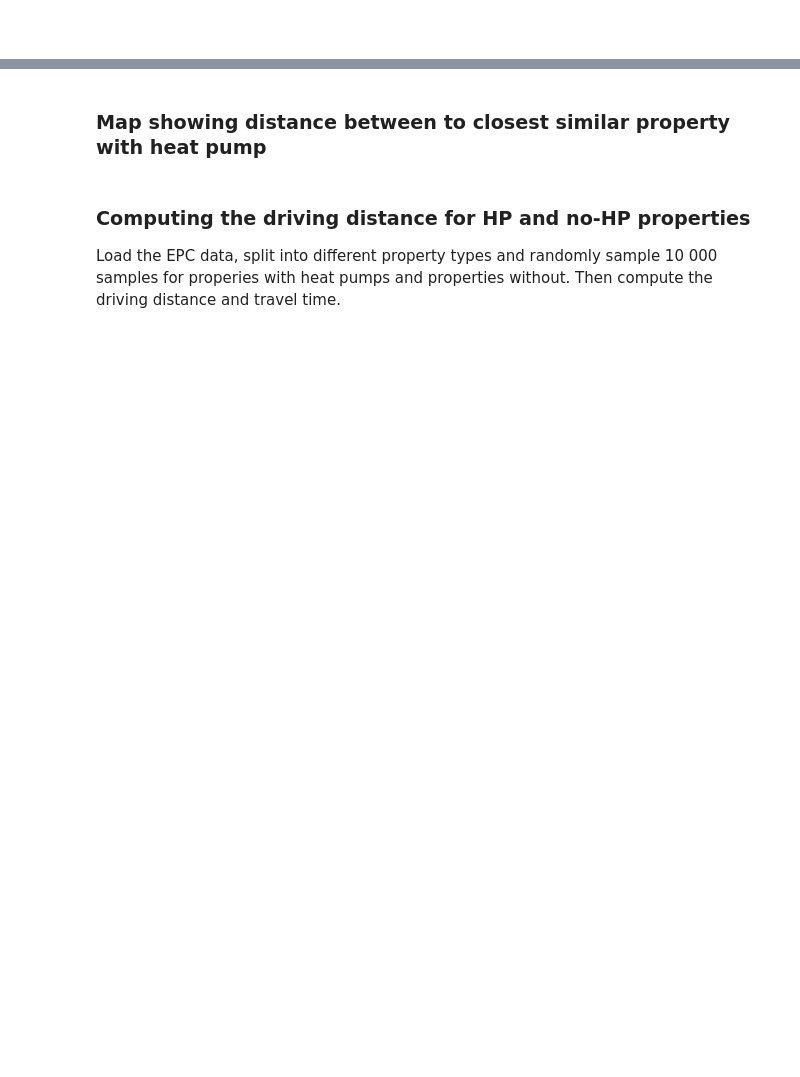
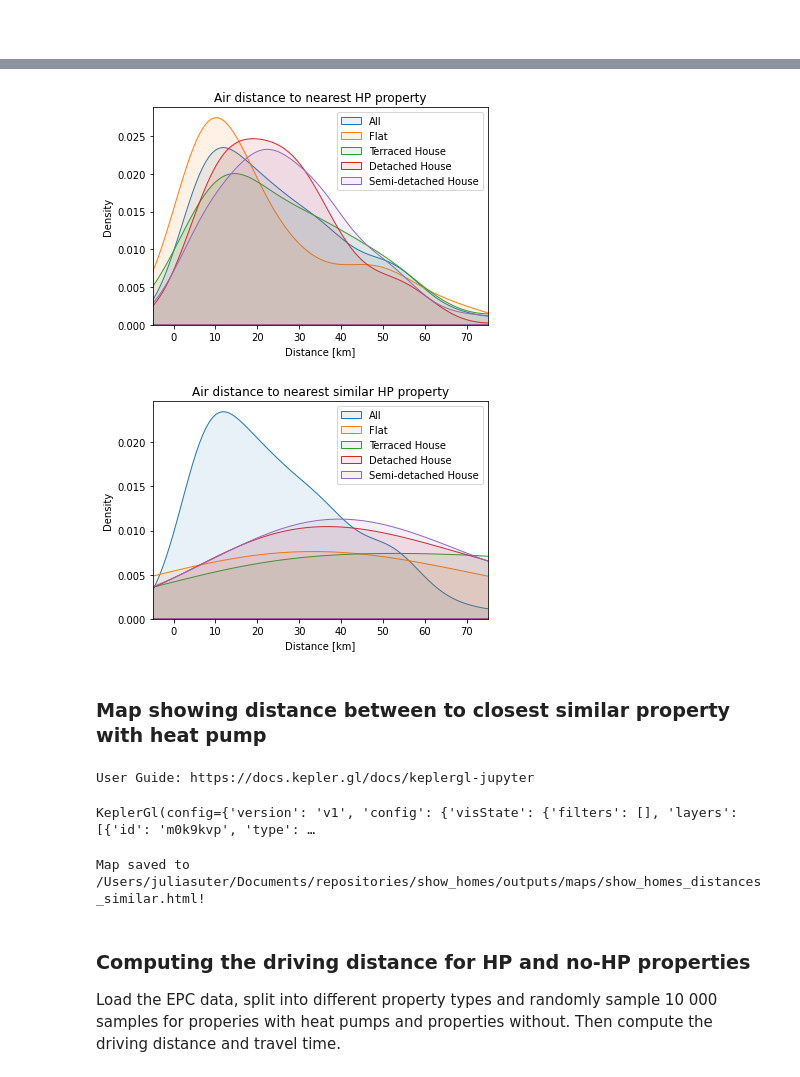
Before and after one commit to nestauk/show_homes, a Jupyter notebook: show_homes/analysis/Show_Homes_Speed_Testing_Results.ipynb, the cells around one changed output, grey strips where cells are left out. Saved outputs shown, nothing was run; the diff lists cells and outputs as text; code cells hidden in the pictures; blank space fills up the shorter version.

```diff
--- a/show_homes/analysis/Show_Homes_Speed_Testing_Results.ipynb
+++ b/show_homes/analysis/Show_Homes_Speed_Testing_Results.ipynb
@@ -45,5 +46,5 @@ DIST_FILE_NEW = PROJECT_DIR / 'outputs/data/distances_and_durations_updated.csv'
 
 Show driving distances, air distances and travel times for potential show home network.
 # %%
-df = pd.read_csv(DIST_FILE)
+df = pd.read_csv(config.DIST_DUR_OUT_DATA_PATH / 'distances_and_durations.csv')
 df.head()
@@ -214,32 +264,35 @@ plt.show()
 # %%
 for label in cond_labels:
-    dist_matrix = np.load(OUTPUT_DATA_DIR / Path(label+'_any.npy'))
+    dist_matrix = np.load(config.DIST_MATRIX_OUT_DATA_PATH  / '{}_any.npy'.format(label))
     dist_matrix = np.min(dist_matrix, axis=1)
     sns.kdeplot(data=dist_matrix, fill=True, common_norm=False, alpha=0.1)
 plt.legend(cond_labels)
 plt.xlabel('Distance [km]')
 plt.title('Air distance to nearest HP property')
 plt.xlim(-5,75)
-plt.savefig(IMG_OUTPUT_PATH / 'Air distance to nearest HP property.png', dpi=300)
+plt.savefig(config.FIG_OUT_PATH  / 'Air distance to nearest HP property.png', dpi=300)
 plt.show()
 
 for label in cond_labels:
-    dist_matrix_similar = np.load(OUTPUT_DATA_DIR / Path(label+'_similar.npy'))
+    dist_matrix_similar = np.load(config.DIST_MATRIX_OUT_DATA_PATH / '{}_similar.npy'.format(label))
     dist_matrix_similar = np.min(dist_matrix_similar, axis=1)
     sns.kdeplot(data=dist_matrix_similar, fill=True, common_norm=False, alpha=0.1)
 
 plt.legend(cond_labels)
 plt.xlabel('Distance [km]')
 plt.title('Air distance to nearest similar HP property')
 plt.xlim(-5,75)
-plt.savefig(IMG_OUTPUT_PATH / 'Air distance to nearest similar HP property.png', dpi=300)
+plt.savefig(config.FIG_OUT_PATH  / 'Air distance to nearest similar HP property.png', dpi=300)
 plt.show()
+# %% [output]
+[figure, added]
+[figure, added]
 # %% [markdown]
 ### Map showing distance between to closest similar property with heat pump
 # %%
 
-with open(MAPS_CONFIG_FILE, "r") as infile:
-    config = yaml.load(infile.read(), Loader=yaml.FullLoader)
+with open(config.KEPLER_CONFIG_PATH / 'show_home_network_speed_testing.txt', "r") as infile:
+    kepler_config = yaml.load(infile.read(), Loader=yaml.FullLoader)
 
 flat_similar = flat_similar.round({'Distance':1, 'Duration':1})
 semi_detached_similar = semi_detached_similar.round({'Distance':1, 'Duration':1})
@@ -252,7 +305,7 @@ detached_similar.rename(columns={'Distance':'Distance [in km]'}, inplace=True)
 terraced_similar.rename(columns={'Distance':'Distance [in km]'}, inplace=True)
 
 
-distance = KeplerGl(height=500, config=config)
+distance = KeplerGl(height=500, config=kepler_config)
 
 distance.add_data(
     data=flat_similar[["Latitude 1", "Longitude 1", "Latitude 2", "Longitude 2", 'Distance [in km]', 'Duration']], name="Flat")
@@ -266,15 +319,21 @@ distance.add_data(
 distance.add_data(
     data=terraced_similar[["Latitude 1", "Longitude 1", "Latitude 2", "Longitude 2", 'Distance [in km]', 'Duration']], name="Terraced House")
 
+# Too much data to load for one map
 #distance.add_data(
   #  data=all_similar[["Latitude 1", "Longitude 1", "Latitude 2", "Longitude 2", 'Distance', 'Duration']], name="All")
 
 distance
+# %% [output]
+User Guide: https://docs.kepler.gl/docs/keplergl-jupyter
+KeplerGl(config={'version': 'v1', 'config': {'visState': {'filters': [], 'layers': [{'id': 'm0k9kvp', 'type': …
 # %%
-with open(MAPS_CONFIG_FILE, "w") as outfile:
+with open(config.KEPLER_CONFIG_PATH / 'show_home_network_speed_testing.txt', "w") as outfile:
     outfile.write(str(distance.config))
 
-distance.save_to_html(file_name=MAPS_OUTPUT_PATH / "show_homes_distances_similar.html")
+distance.save_to_html(file_name= config.MAPS_OUT_PATH /  "show_homes_distances_similar.html")
+# %% [output]
+Map saved to /Users/juliasuter/Documents/repositories/show_homes/outputs/maps/show_homes_distances_similar.html!
 # %% [markdown]
 ### Computing the driving distance for HP and no-HP properties
 
```
Also changed, not shown: parts of 10 cells of this notebook, 1 other file.
